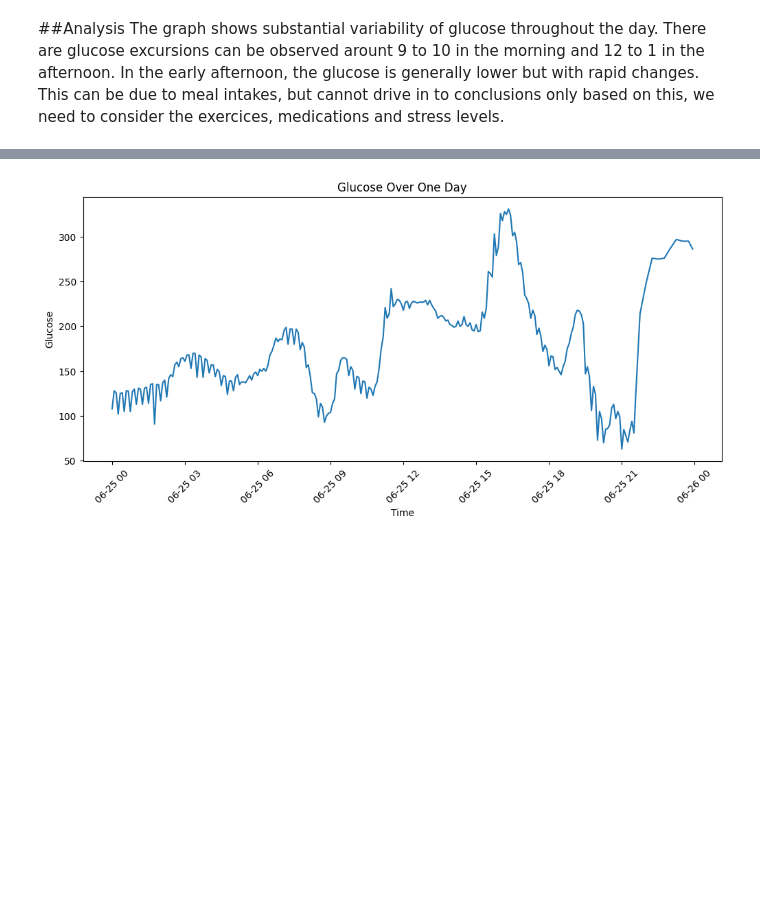
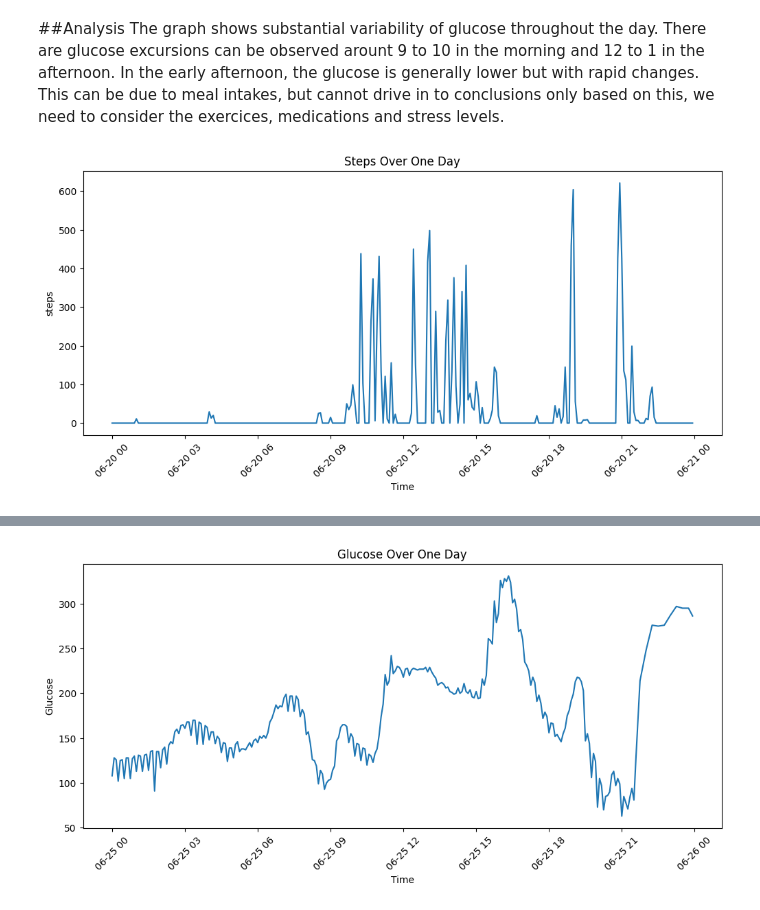
Before and after one commit to tharu0203/cgm-Analyzer, a Jupyter notebook: notebooks/cgm.analyser.ipynb, the cells around one changed output, grey strips where cells are left out. Saved outputs shown, nothing was run; the diff lists cells and outputs as text; code cells hidden in the pictures; blank space fills up the shorter version.

```diff
--- a/notebooks/cgm.analyser.ipynb
+++ b/notebooks/cgm.analyser.ipynb
@@ -60,3 +178,17 @@ plt.show()
 The graph shows substantial variability of glucose throughout the day. There are glucose excursions can be observed arount 9 to 10 in the morning and 12 to 1 in the afternoon.
 In the early afternoon, the glucose is generally lower but with rapid changes.
 This can be due to meal intakes, but cannot drive in to conclusions only based on this, we need to consider the exercices, medications and stress levels.
+# %%
+one_day = df[df["time"].dt.date == pd.Timestamp("2018-06-20").date()]
+
+plt.figure(figsize=(12,5))
+plt.plot(one_day["time"], one_day["steps"])
+
+plt.xlabel("Time")
+plt.ylabel("steps")
+plt.title("Steps Over One Day")
+
+plt.xticks(rotation=45)
+plt.show()
+# %% [output]
+[figure, added]
```
Also changed, not shown: parts of 25 cells of this notebook.
